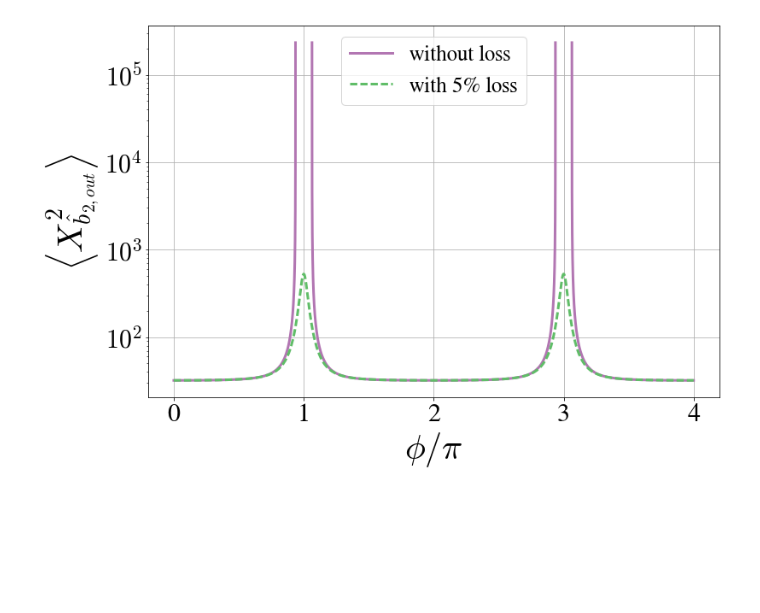
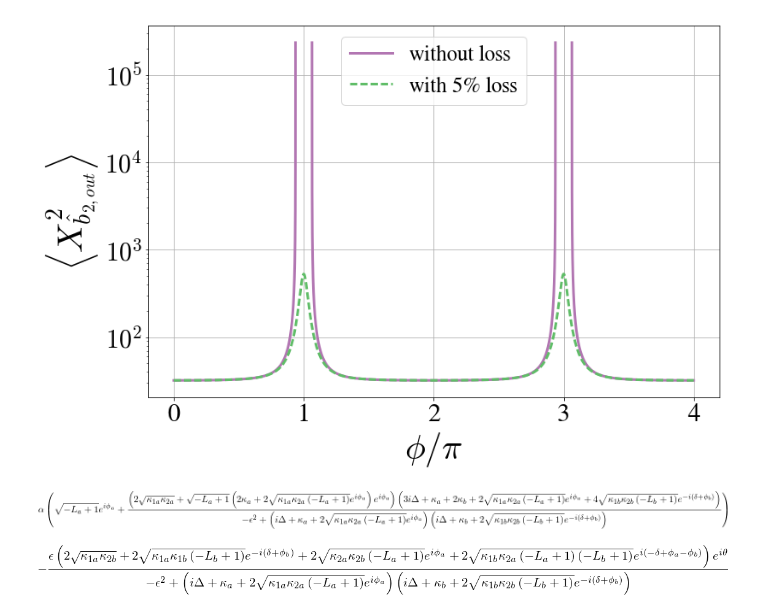
Before and after one commit to nemetniki/General-linear-model, a Jupyter notebook: NDPA_sensitivity.ipynb, the cells around one changed output. Saved outputs shown, nothing was run; the diff lists cells and outputs as text; code cells hidden in the pictures; blank space fills up the shorter version.

```diff
--- a/NDPA_sensitivity.ipynb
+++ b/NDPA_sensitivity.ipynb
@@ -900,6 +900,40 @@ plt.show()
 0.673990270633
 -94.2477796077
 [figure]
+# %%
+import sympy as sym
+from IPython.display import display
+sym.init_printing()
+
+thetas,kapas,kapbs,Dels,kap1as,kap2as,kap1bs,kap2bs = \
+sym.symbols("\\theta \kappa_a \kappa_b \Delta \kappa_{1a} \kappa_{2a} \kappa_{1b} \kappa_{2b}", real=True)
+Las,Lbs,phias,phibs,deltas,alphas,epss = sym.symbols("L_a L_b \phi_a \phi_b \delta \\alpha \epsilon", real=True)
+kas = 2*sym.sqrt(kap1as*kap2as*(1-Las))
+kbs = 2*sym.sqrt(kap1bs*kap2bs*(1-Lbs))
+Kas = kapas+sym.I*Dels+kas*sym.exp(sym.I*phias)
+Kbs = kapbs+sym.I*Dels+kbs*sym.exp(-sym.I*(phibs+deltas))
+Rs  = kapas+kapbs+kas*sym.cos(phias)+kbs*sym.cos(phibs+deltas)
+ps  = sym.sqrt((Kas-Kbs)**2+4*epss**2)
+prs = sym.re(ps)
+pis = sym.im(ps)
+das = sym.sqrt(2*kap2as) + sym.sqrt(2*kap1as*(1-Las))*sym.exp(sym.I*phias)
+dbs = sym.sqrt(2*kap2bs) + sym.sqrt(2*kap1bs*(1-Lbs))*sym.exp(sym.I*(phibs+deltas))
+s1s = sym.trigsimp((1/(Kas*Kbs-epss**2)*(2*sym.sqrt(kap1as*kap2as)+(2*kapas+kas*sym.exp(sym.I*phias))*sym.sqrt(1-Las)*\
+                            sym.exp(sym.I*phias))*(Kas+2*Kbs)+ sym.sqrt(1-Las)*sym.exp(sym.I*phias))*alphas)
+display(s1s)
+s2s = sym.trigsimp(-epss*sym.exp(sym.I*thetas)/(Kas*Kbs-epss**2)*\
+(2*sym.sqrt(kap1as*kap2bs)+2*sym.sqrt(kap2as*kap2bs*(1-Las)) * sym.exp(sym.I*phias) + \
+ 2*sym.sqrt(kap1as*kap1bs*(1-Lbs)) * sym.exp(-sym.I*(phibs+deltas))+\
+ 2*sym.sqrt(kap1bs*kap2as*(1-Las)*(1-Lbs))*sym.exp(sym.I*(phias-phibs-deltas))))
+display(s2s)
+sig = (2*sym.re(s1s+s2s))
+dersig = sym.diff(sig,deltas)
+#display(sig)
+dersignal = sym.lambdify((thetas,kapas,kapbs,Dels,kap1as,kap2as,kap1bs,kap2bs,Las,Lbs,phias,phibs,deltas,alphas,epss),\
+                         dersig, modules="numpy")
+# %% [output]
+[figure, added]
+[figure, added]
 # %%
 %matplotlib inline
 import numpy as np
```
Also changed, not shown: parts of 2 cells of this notebook.
